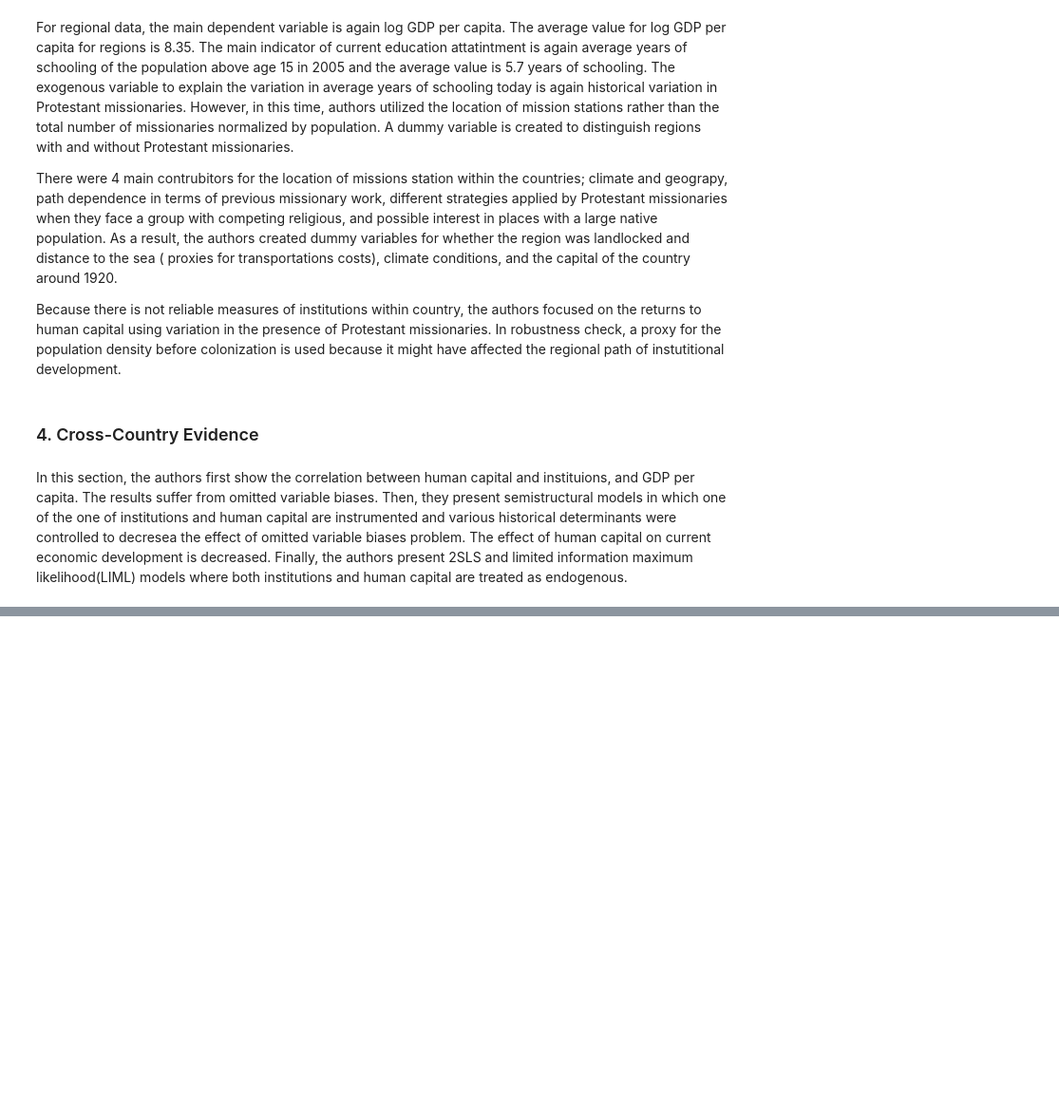
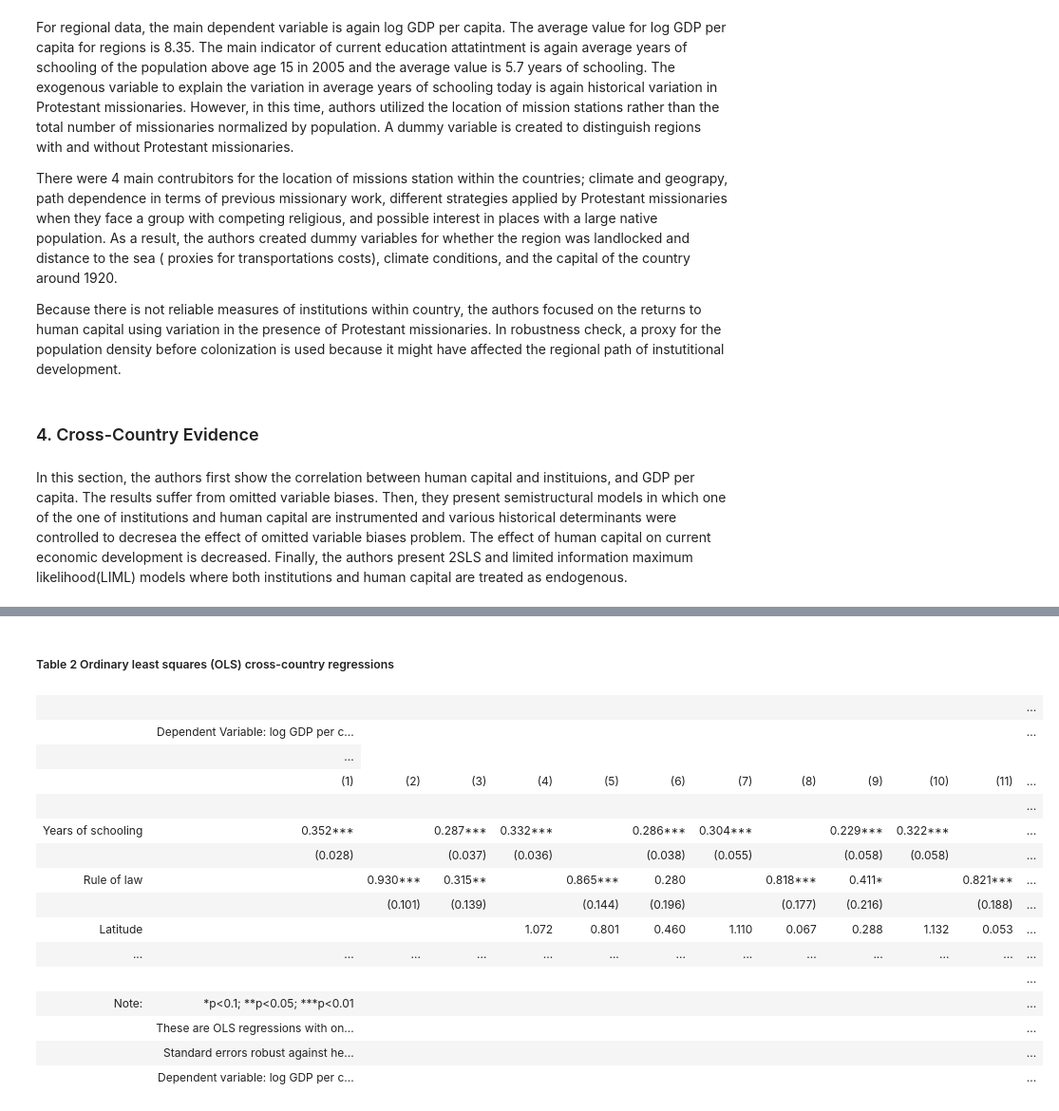
Before and after one commit to melih-damar/ose-data-science-course-project-melih-damar, a Jupyter notebook: Project_Melih_Damar.ipynb, the cells around one changed output, grey strips where cells are left out. Shown: that part at 95% size. Drawn from its saved outputs; the diff is of its cells as text; code cells hidden in the pictures; blank space fills up the shorter version.

```diff
--- a/Project_Melih_Damar.ipynb
+++ b/Project_Melih_Damar.ipynb
@@ -153,0 +161,21 @@ In this section, the authors first show the correlation between human capital an
+# %% [markdown]
+##### Table 2 Ordinary least squares (OLS) cross-country regressions<a class="anchor" id="table_2"></a>
+# %%
+get_table2(country_data)
+# %% [output]
+|  |  |  |  |  |  |  |  |  |  |  |  | ... |
+|  | Dependent Variable: log GDP per c... |  |  |  |  |  |  |  |  |  |  | ... |
+|  | ... |
+|  | (1) | (2) | (3) | (4) | (5) | (6) | (7) | (8) | (9) | (10) | (11) | ... |
+|  |  |  |  |  |  |  |  |  |  |  |  | ... |
+| Years of schooling | 0.352*** |  | 0.287*** | 0.332*** |  | 0.286*** | 0.304*** |  | 0.229*** | 0.322*** |  | ... |
+|  | (0.028) |  | (0.037) | (0.036) |  | (0.038) | (0.055) |  | (0.058) | (0.058) |  | ... |
+| Rule of law |  | 0.930*** | 0.315** |  | 0.865*** | 0.280 |  | 0.818*** | 0.411* |  | 0.821*** | ... |
+|  |  | (0.101) | (0.139) |  | (0.144) | (0.196) |  | (0.177) | (0.216) |  | (0.188) | ... |
+| Latitude |  |  |  | 1.072 | 0.801 | 0.460 | 1.110 | 0.067 | 0.288 | 1.132 | 0.053 | ... |
+| ... | ... | ... | ... | ... | ... | ... | ... | ... | ... | ... | ... | ... |
+|  |  |  |  |  |  |  |  |  |  |  |  | ... |
+| Note: | *p<0.1; **p<0.05; ***p<0.01 |  |  |  |  |  |  |  |  |  |  | ... |
+|  | These are OLS regressions with on... |  |  |  |  |  |  |  |  |  |  | ... |
+|  | Standard errors robust against he... |  |  |  |  |  |  |  |  |  |  | ... |
+|  | Dependent variable: log GDP per c... |  |  |  |  |  |  |  |  |  |  | ... |
```
Also changed, not shown: parts of 3 cells of this notebook.
